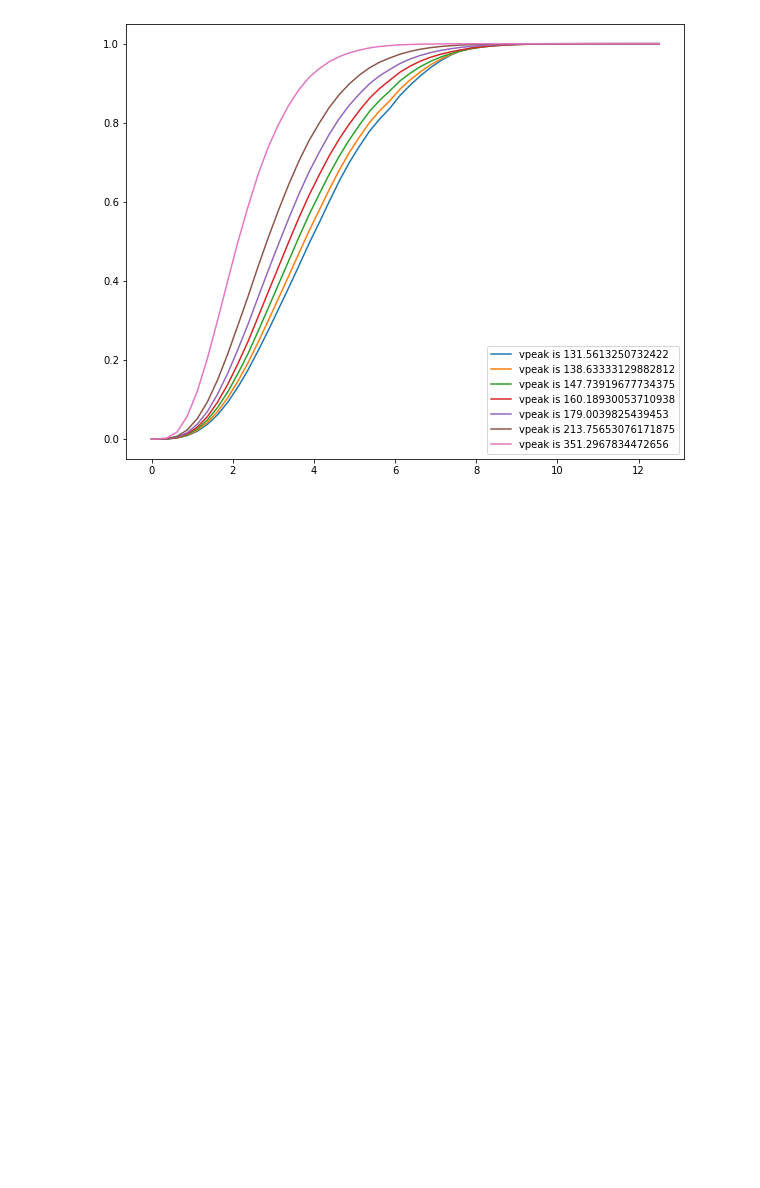
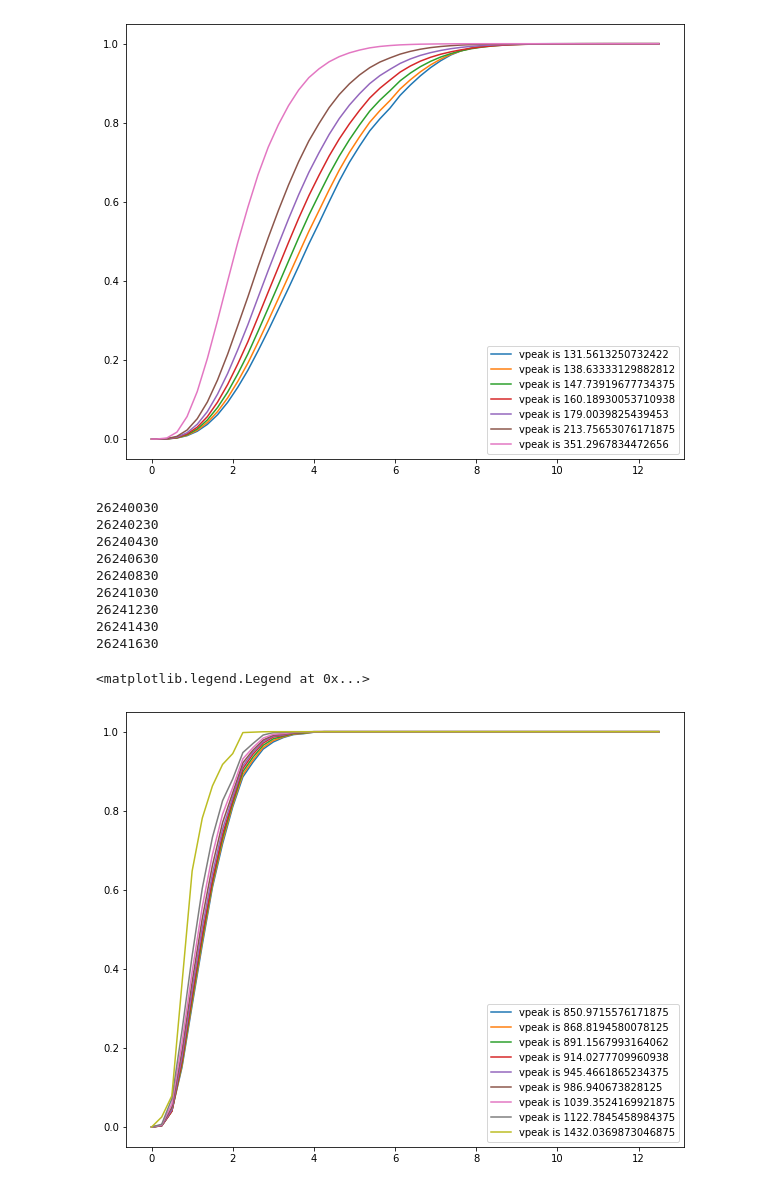
Before and after one commit to zhengyun0215/mock, a Jupyter notebook: zform_new.ipynb, the cells around one changed output. Cells and saved outputs as stored; diff of their text form; code cells hidden in the pictures; blank space fills up the shorter version.

Commit message:
new interplate method

```diff
--- a/zform_new.ipynb
+++ b/zform_new.ipynb
@@ -344,14 +353,15 @@ Text(0, 0.5, '$C\\ D \\ F$')
 # %%
-z_cdf = [[]for _ in range(52)]
+z_cdf = [[]for _ in range(51)]
 
-for i in range(15,35):
+for i in range(1,34):
 
     info = np.array(vpeak_logbin[i])
+#     print(info)
     vpeak_mean = np.mean(info[:,1])
     v_hist = np.histogram(info[:,2],bin_red)[0]
     cdf = np.cumsum(v_hist/sum(v_hist))
 
-    for j in range(1,51):
-        z_red = 0.5 * (bin_red[j-1]+bin_red[j])
-        z_info = np.array((vpeak_mean,cdf[j-1],z_red))
+    for j in range(51):
+        z_red = 0.5 * (bin_red[j]+bin_red[j+1])
+        z_info = np.array((vpeak_mean,cdf[j],z_red))
         z_cdf[j].append(z_info)
@@ -483,4 +535,4 @@ np.save('/home/yunzheng/mock/color/data/zcdf/cdf.npy',z_cdf)
 # %% [markdown]
 ## 用scipy.interpolate 做外插 得到每个subhalo速度
 # %%
-z_cdf_new = np.load('/home/yunzheng/mock/color/data/zcdf/cdf.npy')
+z_cdf_new = np.load('/home/yunzheng/mock/color/data/zcdf/cdf_new_new.npy')
@@ -493,7 +561,7 @@ from scipy.interpolate import interp1d
 # %%
-cdf_inter = [[]for _ in range(52)]
-temp_inter = [[]for _ in range(52)]
-for i in range(52):
+cdf_inter = [[]for _ in range(51)]
+temp_inter = [[]for _ in range(51)]
+for i in range(51):
     v0 = z_cdf_new[i][:,0]
     cdf0 = z_cdf_new[i][:,1]
     red0 = z_cdf_new[i][:,2]
@@ -527,6 +620,6 @@ array([0.00000000e+00, 2.16338665e-06, 4.11748971e-04, 2.60204704e-03,
 # %%
-cdf_red = np.ones(52)
-for i in range(52):
+cdf_red = np.ones(51)
+for i in range(51):
     cdf_red[i] = z_cdf_new[i][0][2]
 # %%
 cdf_red
@@ -552,3 +644,22 @@ plt.legend()
 # %% [output]
 <matplotlib.legend.Legend at 0x...>
 [figure]
+# %%
+plt.figure(figsize=(10,8))
+for i in range(26240030,26241654,200):
+# for i in range(23139211,26241654,500000):
+    print(i)
+    plt.plot(cdf_red,temparray[:,i],label = 'vpeak is %s'%vpeak[i])
+plt.legend()
+# %% [output]
+26240030
+26240230
+26240430
+26240630
+26240830
+26241030
+26241230
+26241430
+26241630
+<matplotlib.legend.Legend at 0x...>
+[figure, added]
```
Also changed, not shown: parts of 52 cells of this notebook.
